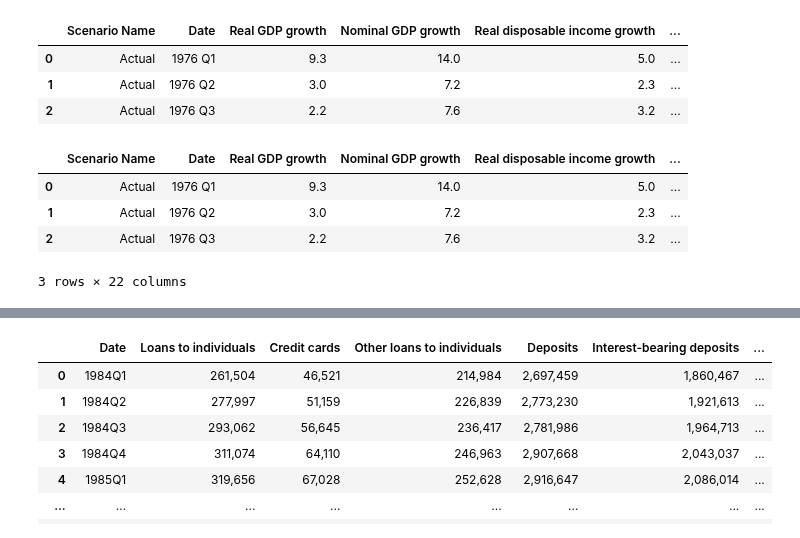
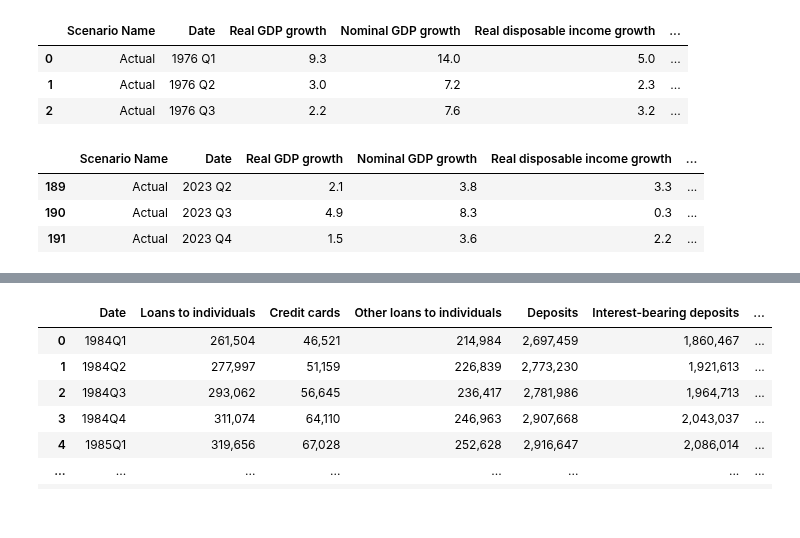
Before and after one commit to chinglung880218/Forecasting-Deposit-via-SARIMAX, a Jupyter notebook: data_processing.ipynb, the cells around one changed output, grey strips where cells are left out. Cells and saved outputs as stored; diff of their text form; code cells hidden in the pictures.

```diff
--- a/data_processing.ipynb
+++ b/data_processing.ipynb
@@ -28,32 +28,29 @@ dp.head(3)
 # %%
 # Initial economic values (in absolute numbers from 1976 Q1 data)
 initial_gdp = {
-    'Nominal GDP': 1688.6,  # $1,688.6 billions
     'Real GDP': 1676.0,     # $1,676.0 billions
-    'Nominal disposable income': 1366.3,  # $1,366.3 billions
     'Real disposable income': 1358.0      # $1,358.0 billions
 }
 
 # Add initial GDP (and income) for each category with float64 type
 gdp_columns = []
 for category, initial_value in initial_gdp.items():
     gdp_column = f'{category}'
     gdp_columns.append(gdp_column)
     dp[gdp_column] = pd.Series(dtype='float64')  # Ensure the column is float64
     dp.loc[0, gdp_column] = round(initial_value, 2)  # Set initial value for the first year
 
 # Compute values iteratively for all categories
 for category in initial_gdp.keys():
     gdp_column = f'{category}'
     growth_column = f'{category} growth'
     for i in range(1, len(dp)):
         dp.loc[i, gdp_column] = round(dp.loc[i - 1, gdp_column] * (1 + dp.loc[i, growth_column] / 100), 2)
 
 # Display the final DataFrame
-dp.head(3)
+dp.tail(3)
 # %% [output]
 |  | Scenario Name | Date | Real GDP growth | Nominal GDP growth | Real disposable income growth | ... |
-| 0 | Actual | 1976 Q1 | 9.3 | 14.0 | 5.0 | ... |
-| 1 | Actual | 1976 Q2 | 3.0 | 7.2 | 2.3 | ... |
-| 2 | Actual | 1976 Q3 | 2.2 | 7.6 | 3.2 | ... |
+| 189 | Actual | 2023 Q2 | 2.1 | 3.8 | 3.3 | ... |
+| 190 | Actual | 2023 Q3 | 4.9 | 8.3 | 0.3 | ... |
+| 191 | Actual | 2023 Q4 | 1.5 | 3.6 | 2.2 | ... |
-3 rows × 22 columns
```
Also changed, not shown: parts of 6 cells of this notebook, 5 other files.
